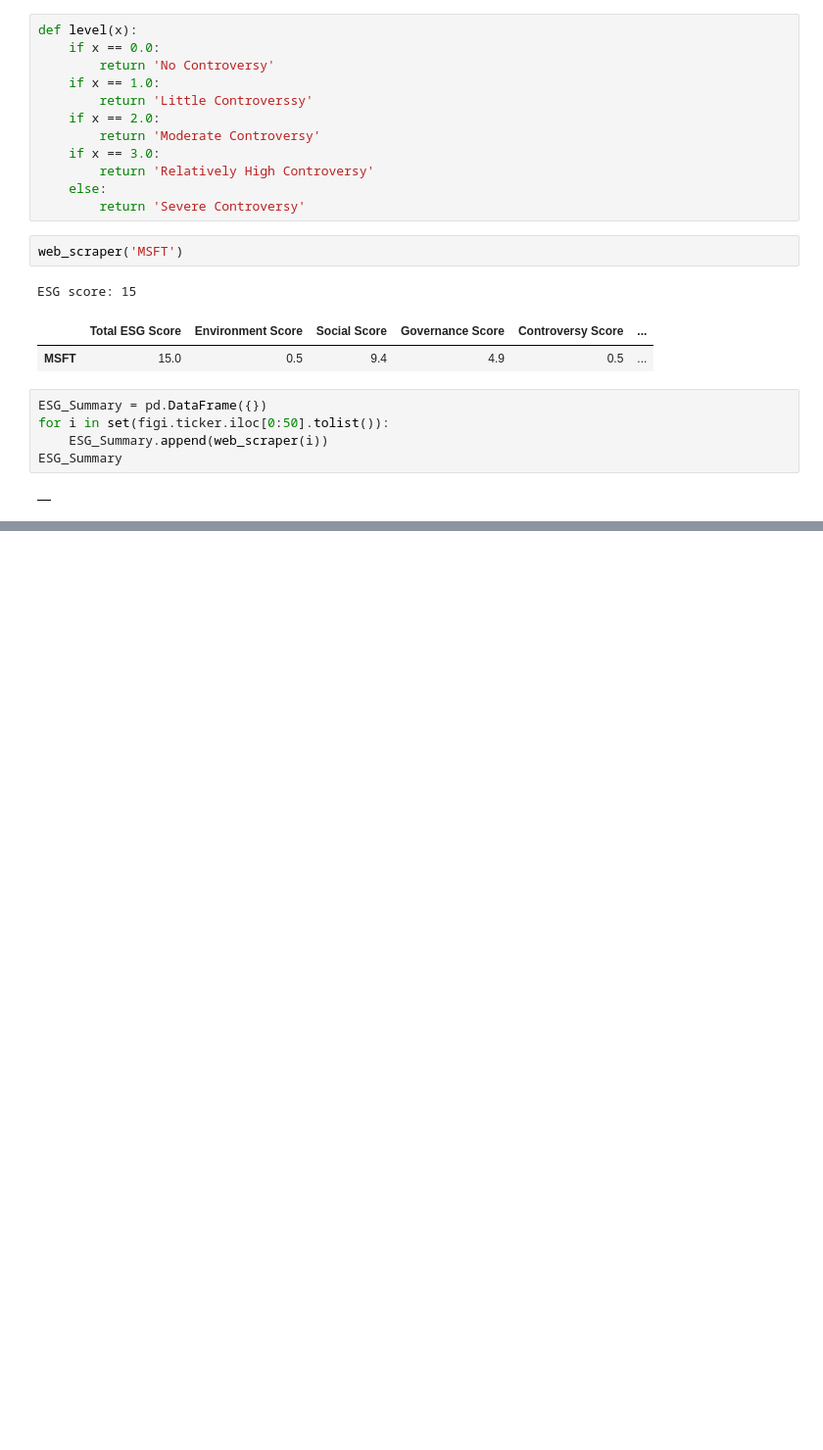
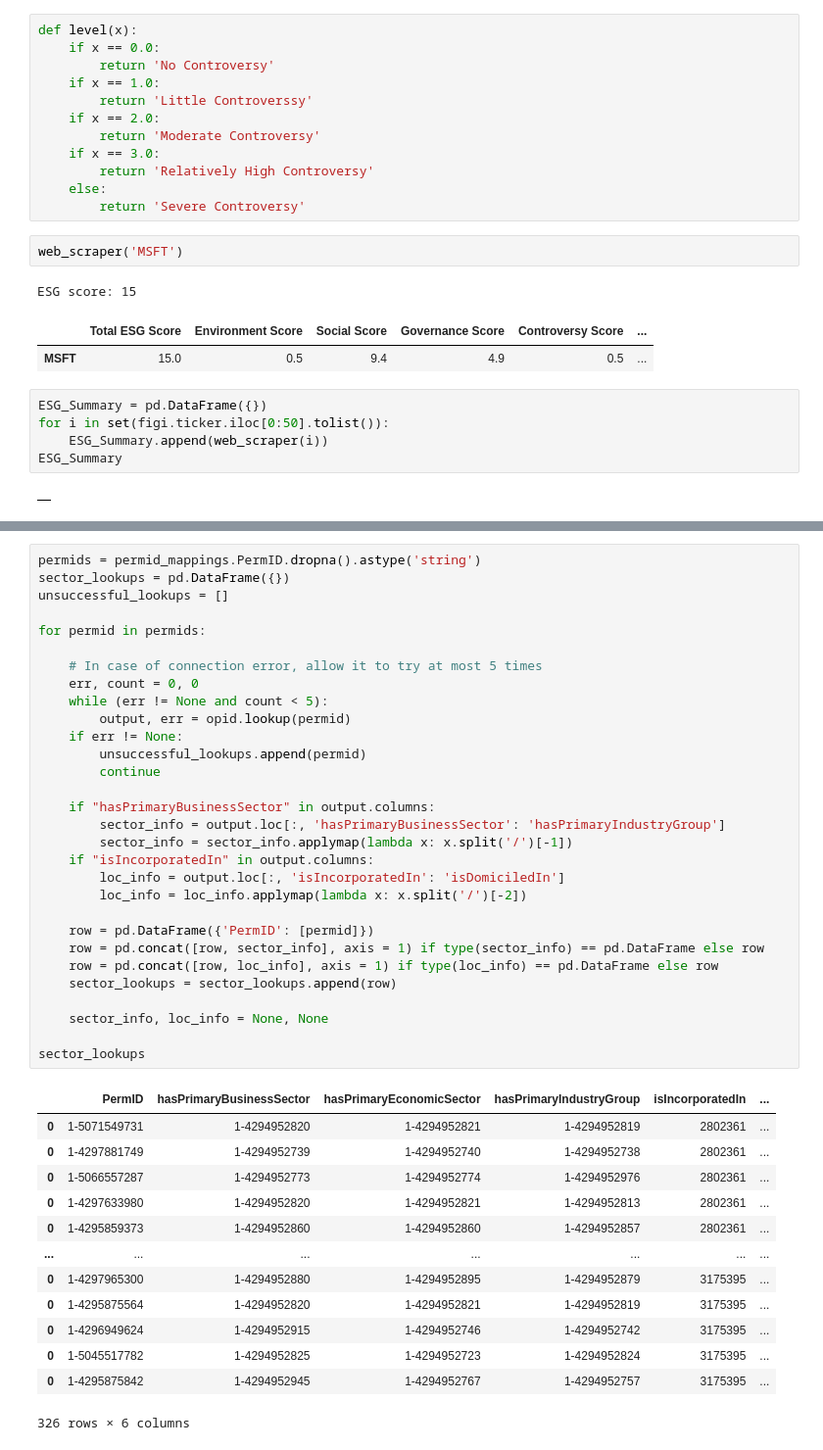
Before and after one commit to AukeVanSighem/ECB-Bond-Purchases, a Jupyter notebook: DataAnalysis.ipynb, the cells around one changed output, grey strips where cells are left out. Shown at 98% size. Saved outputs shown, nothing was run; the diff lists cells and outputs as text; blank space fills up the shorter version.

```diff
--- a/DataAnalysis.ipynb
+++ b/DataAnalysis.ipynb
@@ -248,0 +311,44 @@ ESG_Summary
+# %%
+permids = permid_mappings.PermID.dropna().astype('string')
+sector_lookups = pd.DataFrame({})
+unsuccessful_lookups = []
+
+for permid in permids:
+
+    # In case of connection error, allow it to try at most 5 times
+    err, count = 0, 0
+    while (err != None and count < 5):
+        output, err = opid.lookup(permid)
+    if err != None:
+        unsuccessful_lookups.append(permid)
+        continue
+
+    if "hasPrimaryBusinessSector" in output.columns:
+        sector_info = output.loc[:, 'hasPrimaryBusinessSector': 'hasPrimaryIndustryGroup']
+        sector_info = sector_info.applymap(lambda x: x.split('/')[-1])
+    if "isIncorporatedIn" in output.columns:
+        loc_info = output.loc[:, 'isIncorporatedIn': 'isDomiciledIn']
+        loc_info = loc_info.applymap(lambda x: x.split('/')[-2])
+
+    row = pd.DataFrame({'PermID': [permid]})
+    row = pd.concat([row, sector_info], axis = 1) if type(sector_info) == pd.DataFrame else row
+    row = pd.concat([row, loc_info], axis = 1) if type(loc_info) == pd.DataFrame else row
+    sector_lookups = sector_lookups.append(row)
+
+    sector_info, loc_info = None, None
+
+sector_lookups
+# %% [output]
+|  | PermID | hasPrimaryBusinessSector | hasPrimaryEconomicSector | hasPrimaryIndustryGroup | isIncorporatedIn | ... |
+| 0 | 1-5071549731 | 1-4294952820 | 1-4294952821 | 1-4294952819 | 2802361 | ... |
+| 0 | 1-4297881749 | 1-4294952739 | 1-4294952740 | 1-4294952738 | 2802361 | ... |
+| 0 | 1-5066557287 | 1-4294952773 | 1-4294952774 | 1-4294952976 | 2802361 | ... |
+| 0 | 1-4297633980 | 1-4294952820 | 1-4294952821 | 1-4294952813 | 2802361 | ... |
+| 0 | 1-4295859373 | 1-4294952860 | 1-4294952860 | 1-4294952857 | 2802361 | ... |
+| ... | ... | ... | ... | ... | ... | ... |
+| 0 | 1-4297965300 | 1-4294952880 | 1-4294952895 | 1-4294952879 | 3175395 | ... |
+| 0 | 1-4295875564 | 1-4294952820 | 1-4294952821 | 1-4294952819 | 3175395 | ... |
+| 0 | 1-4296949624 | 1-4294952915 | 1-4294952746 | 1-4294952742 | 3175395 | ... |
+| 0 | 1-5045517782 | 1-4294952825 | 1-4294952723 | 1-4294952824 | 3175395 | ... |
+| 0 | 1-4295875842 | 1-4294952945 | 1-4294952767 | 1-4294952757 | 3175395 | ... |
+326 rows × 6 columns
```
Also changed, not shown: parts of 8 cells of this notebook.
